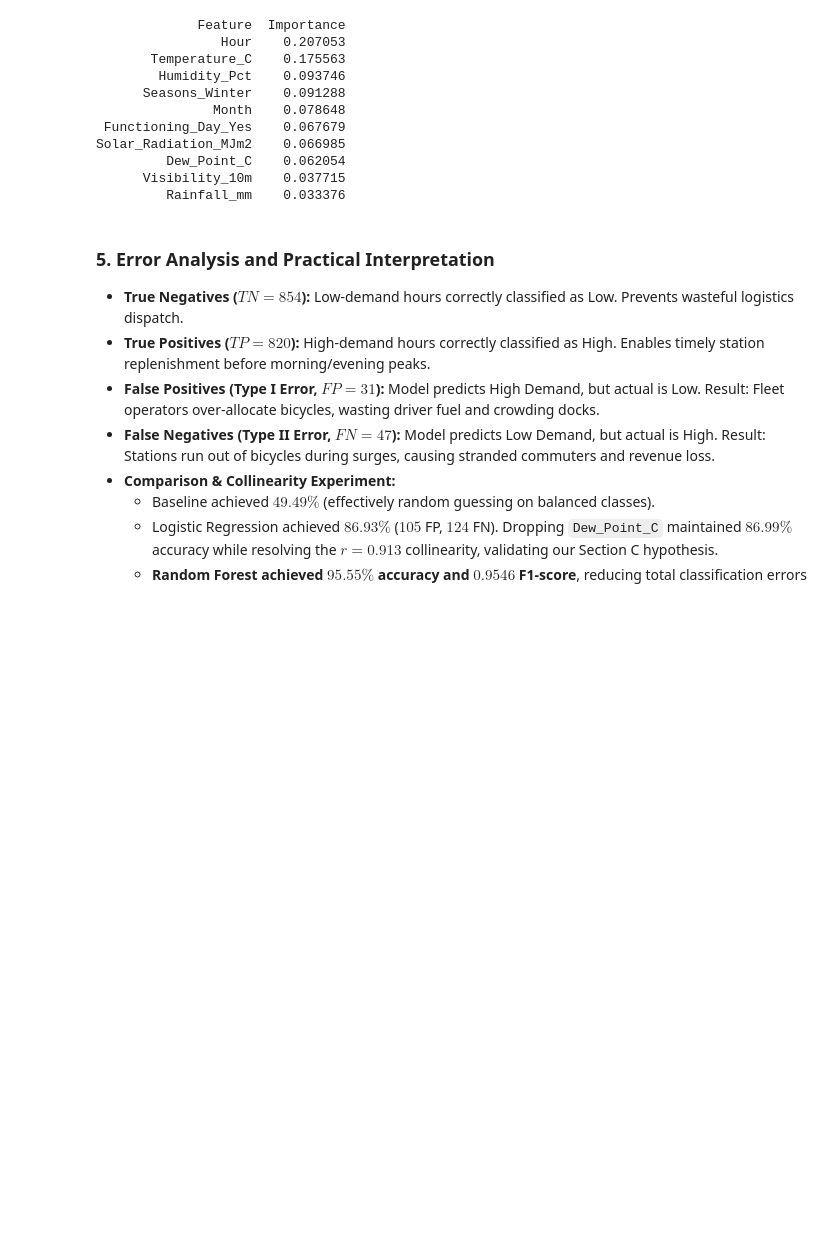
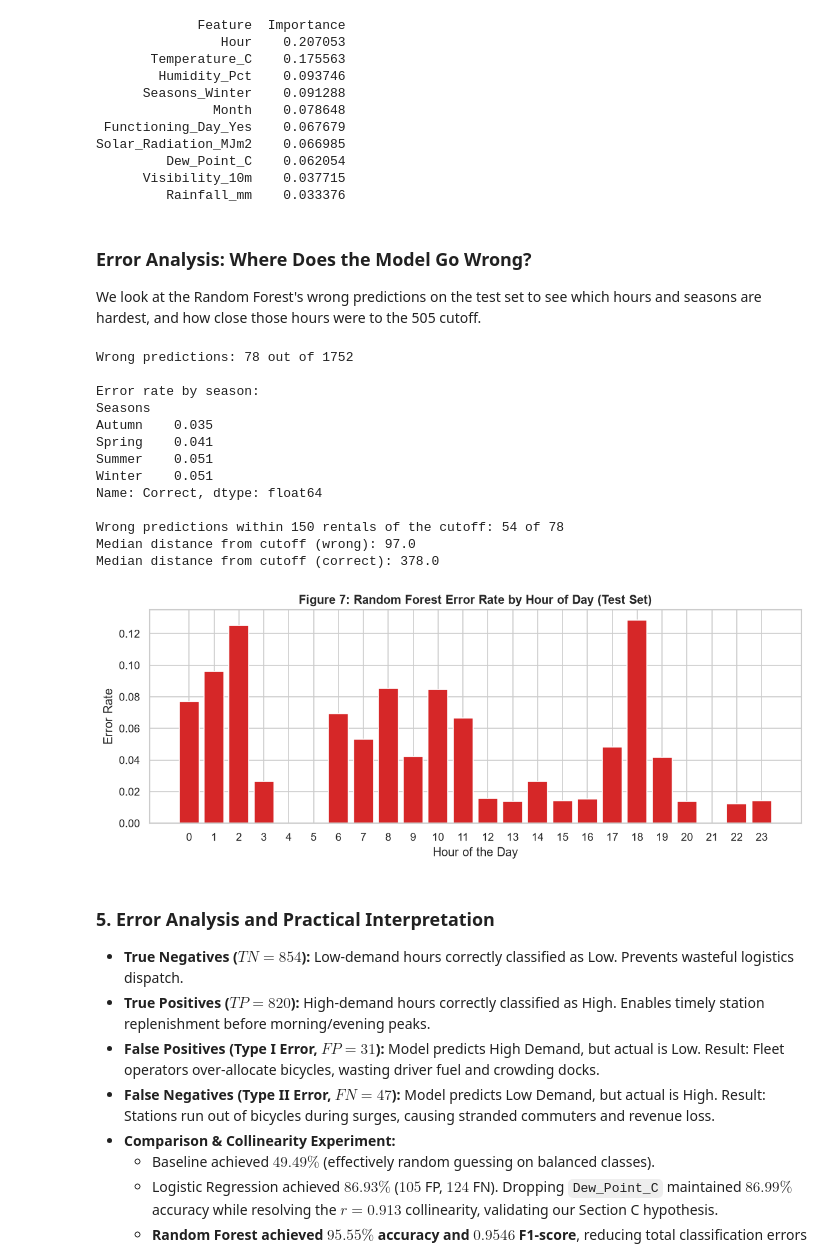
Before and after one commit to Gavin-The-Nub/intdsciFINALS, a Jupyter notebook: seoul_bike_ml_project.ipynb, the cells around one changed output. Saved outputs shown, nothing was run; the diff lists cells and outputs as text; code cells hidden in the pictures; blank space fills up the shorter version.

Commit message:
Add error analysis by hour, season, and distance from cutoff

```diff
--- a/seoul_bike_ml_project.ipynb
+++ b/seoul_bike_ml_project.ipynb
@@ -575,6 +575,54 @@ Solar_Radiation_MJm2    0.066985
          Dew_Point_C    0.062054
       Visibility_10m    0.037715
          Rainfall_mm    0.033376
+# %% [markdown]
+### Error Analysis: Where Does the Model Go Wrong?
+We look at the Random Forest's wrong predictions on the test set to see which hours and seasons are hardest, and how close those hours were to the 505 cutoff.
+# %%
+rf_model = trained_pipelines['Random Forest Classifier']
+
+test_view = X_test.copy()
+test_view['Actual'] = y_test
+test_view['Predicted'] = rf_model.predict(X_test)
+test_view['Correct'] = test_view['Actual'] == test_view['Predicted']
+test_view['Rented_Bike_Count'] = df.loc[X_test.index, 'Rented_Bike_Count']
+
+wrong = test_view[~test_view['Correct']]
+print("Wrong predictions:", len(wrong), "out of", len(test_view))
+
+print("\nError rate by season:")
+print((1 - test_view.groupby('Seasons')['Correct'].mean()).round(3))
+
+distance = (wrong['Rented_Bike_Count'] - 505).abs()
+print("\nWrong predictions within 150 rentals of the cutoff:", (distance <= 150).sum(), "of", len(wrong))
+print("Median distance from cutoff (wrong):", distance.median())
+print("Median distance from cutoff (correct):", (test_view[test_view['Correct']]['Rented_Bike_Count'] - 505).abs().median())
+
+error_by_hour = 1 - test_view.groupby('Hour')['Correct'].mean()
+plt.figure(figsize=(10, 4))
+plt.bar(error_by_hour.index, error_by_hour.values, color='#d62728')
+plt.title("Figure 7: Random Forest Error Rate by Hour of Day (Test Set)", fontsize=12, fontweight='bold')
+plt.xlabel("Hour of the Day")
+plt.ylabel("Error Rate")
+plt.xticks(range(0, 24))
+plt.tight_layout()
+plt.savefig("figures/error_by_hour.png", dpi=150, bbox_inches="tight")
+plt.show()
+# %% [output]
+Wrong predictions: 78 out of 1752
+
+Error rate by season:
+Seasons
+Autumn    0.035
+Spring    0.041
+Summer    0.051
+Winter    0.051
+Name: Correct, dtype: float64
+
+Wrong predictions within 150 rentals of the cutoff: 54 of 78
+Median distance from cutoff (wrong): 97.0
+Median distance from cutoff (correct): 378.0
+[figure, added]
 # %% [markdown]
 ### 5. Error Analysis and Practical Interpretation
 * **True Negatives ($TN = 854$):** Low-demand hours correctly classified as Low. Prevents wasteful logistics dispatch.
```
Also changed, not shown: 1 other file.
